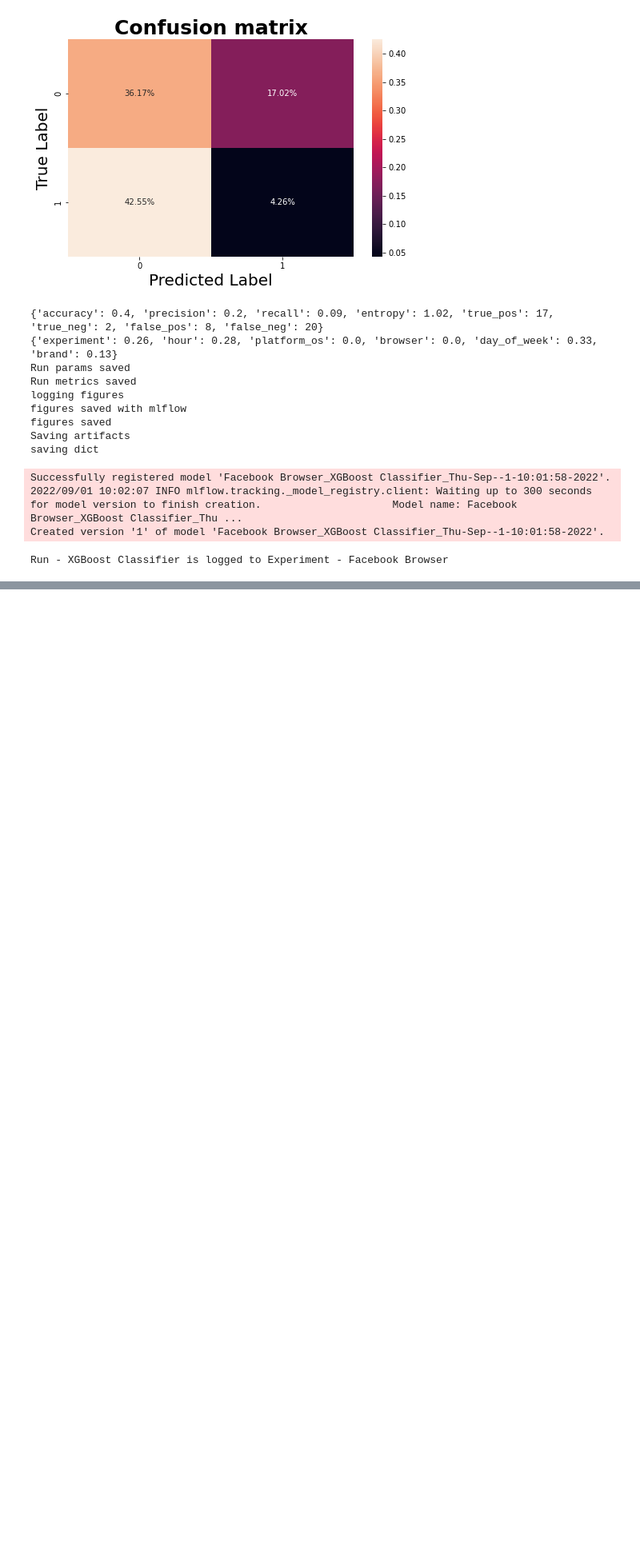
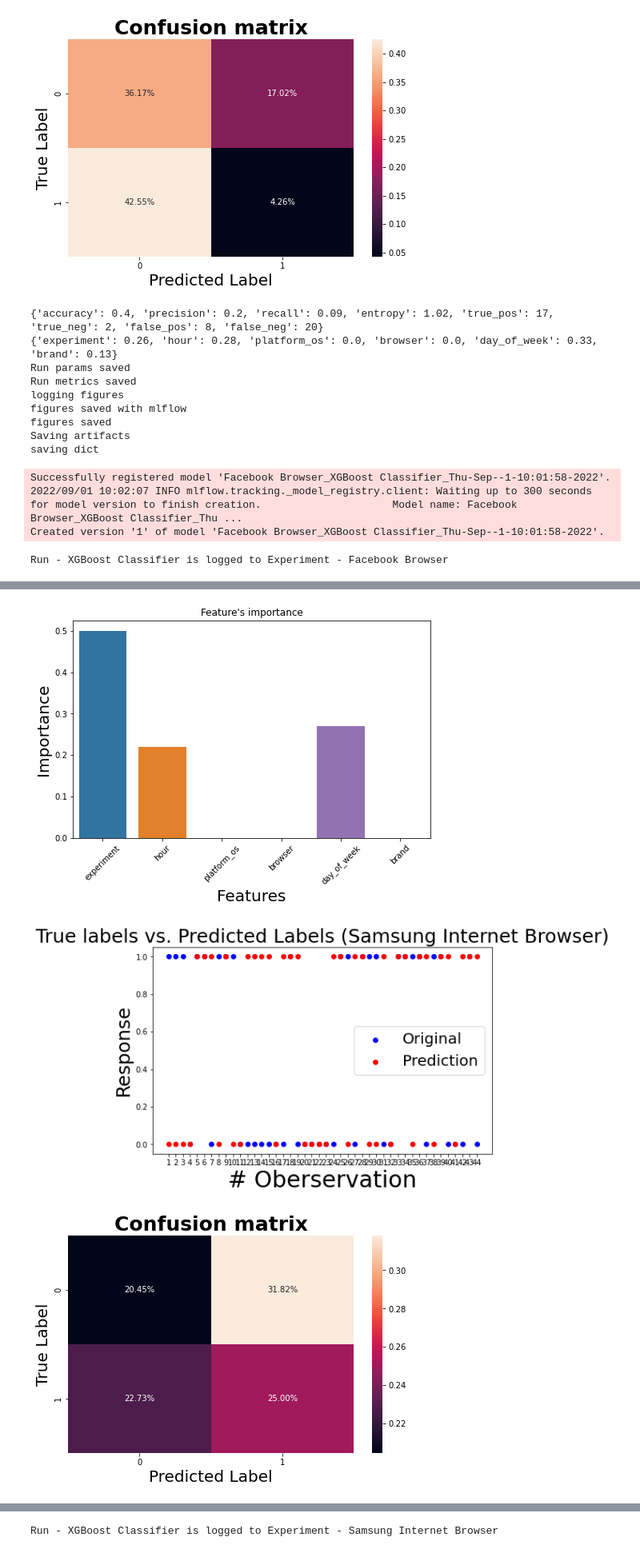
Before and after one commit to YasabnehT/A-B-Hypothesis-Testing, a Jupyter notebook: notebooks/modeling browser and platform.ipynb, the cells around one changed output, grey strips where cells are left out. Shown at 80% size. Drawn from its saved outputs; the diff is of its cells as text; code cells hidden in the pictures; blank space fills up the shorter version.

```diff
--- a/notebooks/modeling browser and platform.ipynb
+++ b/notebooks/modeling browser and platform.ipynb
@@ -339,0 +431,10 @@ Run - XGBoost Classifier is logged to Experiment - Facebook Browser
+# %%
+model = XGBClassifier()
+run_train_pipeline(model, X, y,
+                experiment_name='Samsung Internet Browser',
+                run_name='XGBoost Classifier')
+mlflow.end_run()
+# %% [output]
+[figure, added]
+[figure, added]
+[figure, added]
@@ -339,0 +453 @@ Run - XGBoost Classifier is logged to Experiment - Facebook Browser
+Run - XGBoost Classifier is logged to Experiment - Samsung Internet Browser
```
Also changed, not shown: parts of 22 cells of this notebook, 31 other files.
